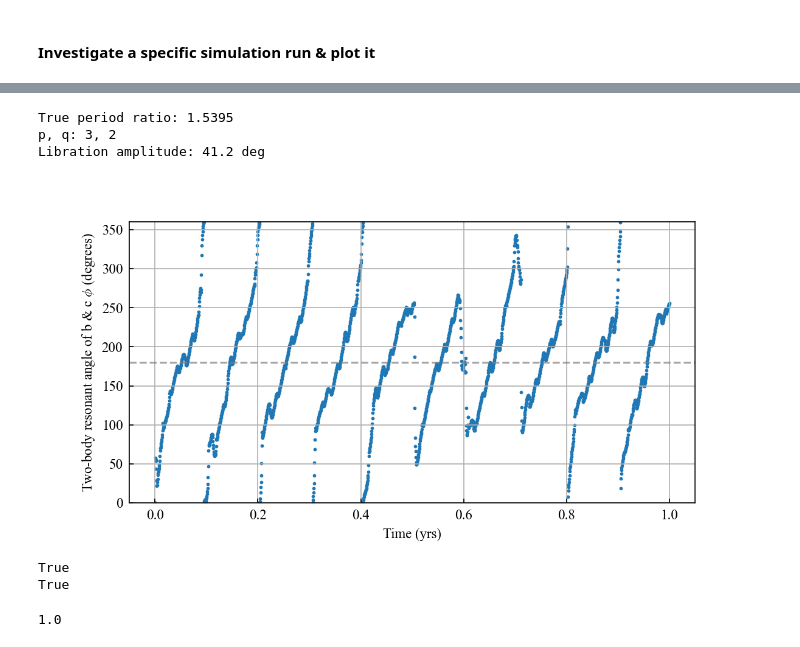
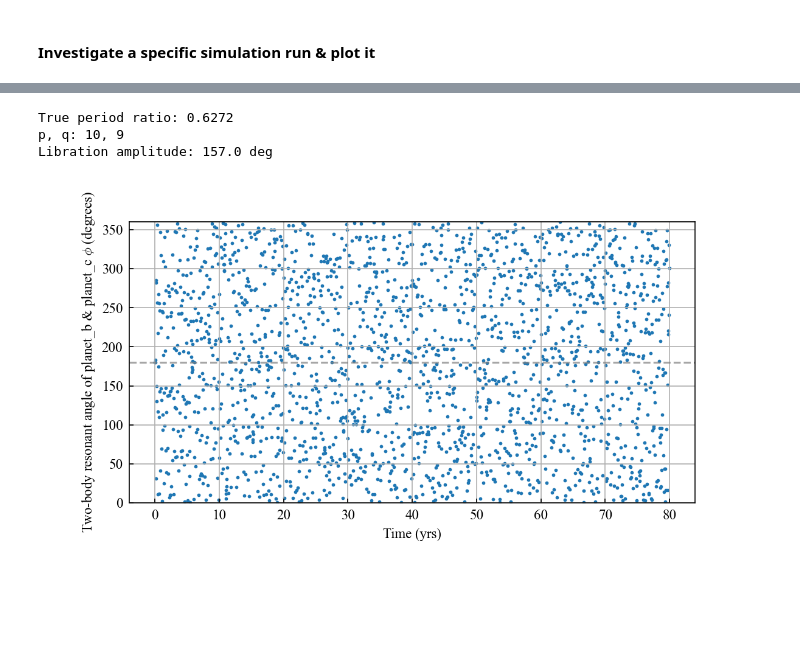
Before and after one commit to dchen10Git/uh-ifa-reu-2026, a Jupyter notebook: pilot.ipynb, the cells around one changed output, grey strips where cells are left out. Saved outputs shown, nothing was run; the diff lists cells and outputs as text; code cells hidden in the pictures; blank space fills up the shorter version.

Commit message:
Embryo damping

```diff
--- a/pilot.ipynb
+++ b/pilot.ipynb
@@ -232,7 +300,7 @@ plot_taus(saved_sim, num_pl, num_em, num_ptsml)
 # %%
-mmr_id.plot_libration(m_star, rocks['b'], rocks['c'])
+mmr_id.plot_libration(m_star, rocks['planet_b'], rocks['planet_c'])
 # %% [output]
-True period ratio: 1.5395
-p, q: 3, 2
-Libration amplitude: 41.2 deg
+True period ratio: 0.6272
+p, q: 10, 9
+Libration amplitude: 157.0 deg
-[figure, old version]
+[figure, new version]
@@ -248,15 +306,0 @@ sim.add(m=0.001, a=1.0, hash="earth")
-# %%
-print('sun' in sim.particles)
-name = 'embryo12'
-print('embryo' in name)
-# %% [output]
-True
-True
-# %%
-# Access physical parameters using the hash string
-print(sim.particles["sun"].m)
-
-# Remove the particle safely using its hash string
-sim.remove(hash="sun")
-# %% [output]
-1.0
```
Also changed, not shown: parts of 4 cells of this notebook, 1 other file.
